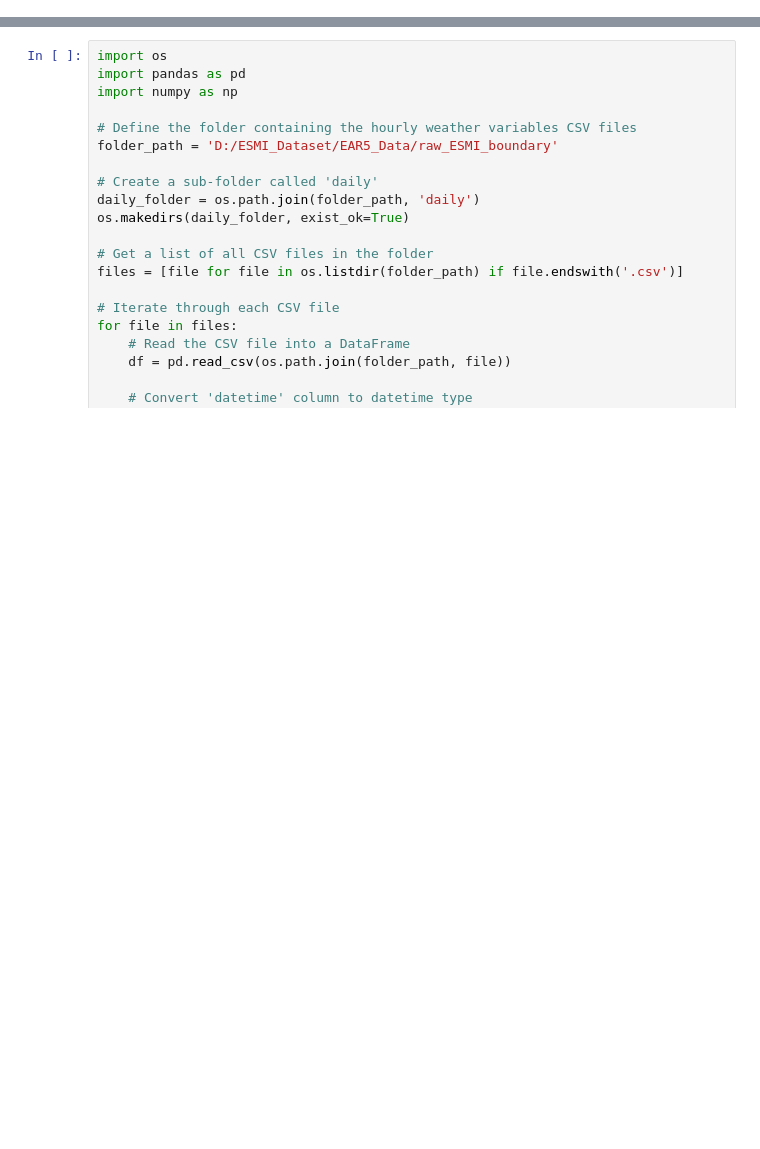
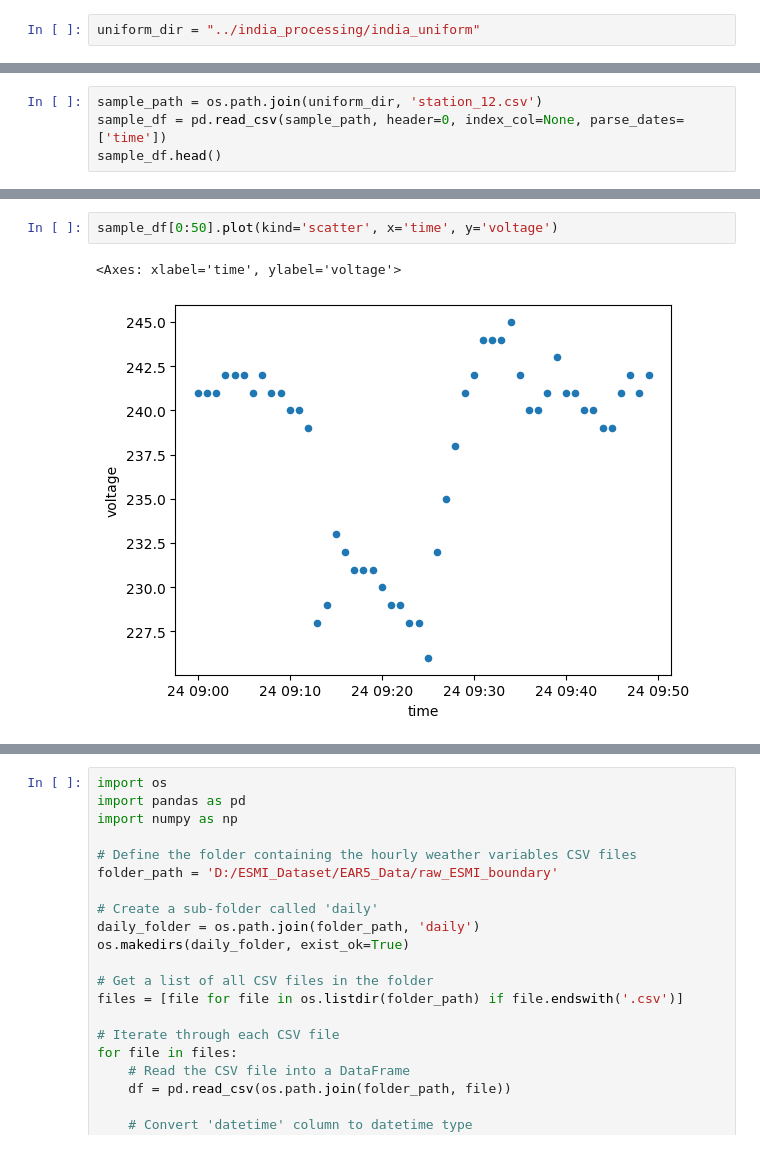
Before and after one commit to jesuslovesyiyi/Resilient_energy_network, a Jupyter notebook: data_preparation/data_preprocessing.ipynb, the cells around one changed output, grey strips where cells are left out. Drawn from its saved outputs; the diff is of its cells as text; blank space fills up the shorter version.

```diff
--- a/data_preparation/data_preprocessing.ipynb
+++ b/data_preparation/data_preprocessing.ipynb
@@ -6,0 +133,2 @@ The two are
+# %%
+uniform_dir = "../india_processing/india_uniform"
@@ -111,0 +240,4 @@ outages_df.to_csv("D:/ESMI_Dataset/Final_Data/power_output_analysis/power_outage
+# %%
+sample_path = os.path.join(uniform_dir, 'station_12.csv')
+sample_df = pd.read_csv(sample_path, header=0, index_col=None, parse_dates=['time'])
+sample_df.head()
@@ -111,0 +251,5 @@ outages_df.to_csv("D:/ESMI_Dataset/Final_Data/power_output_analysis/power_outage
+# %%
+sample_df[0:50].plot(kind='scatter', x='time', y='voltage')
+# %% [output]
+<Axes: xlabel='time', ylabel='voltage'>
+[figure, added]
```
Also changed, not shown: parts of 31 cells of this notebook, 5 other files.
